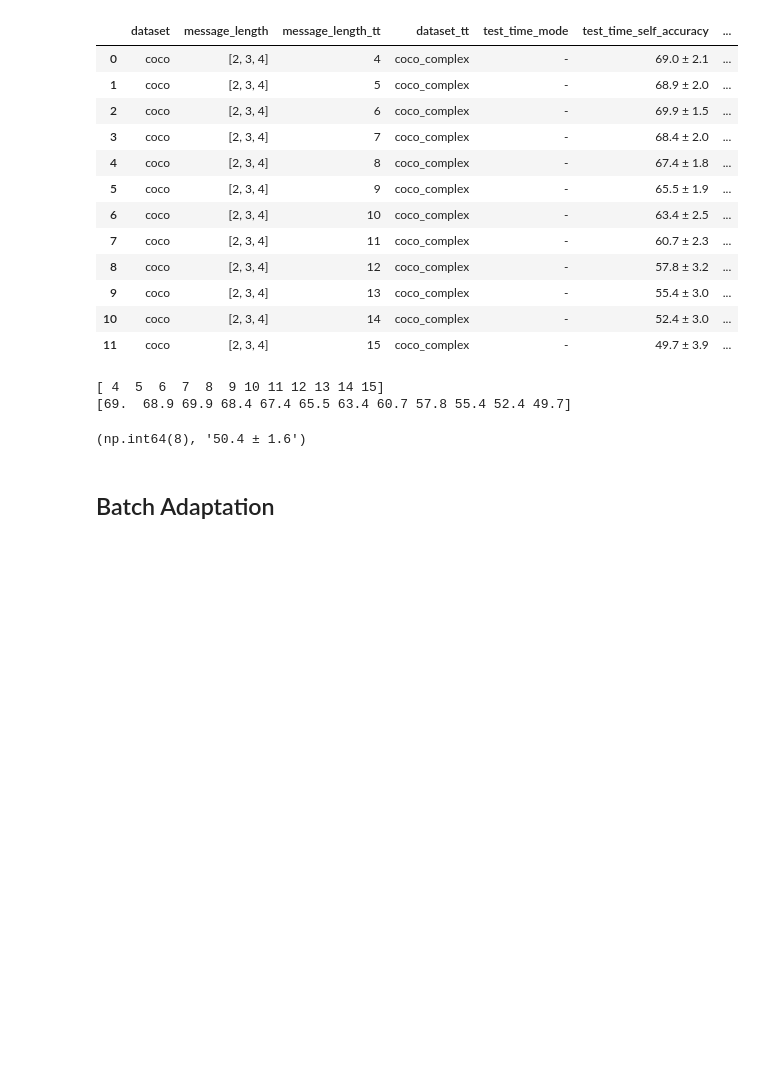
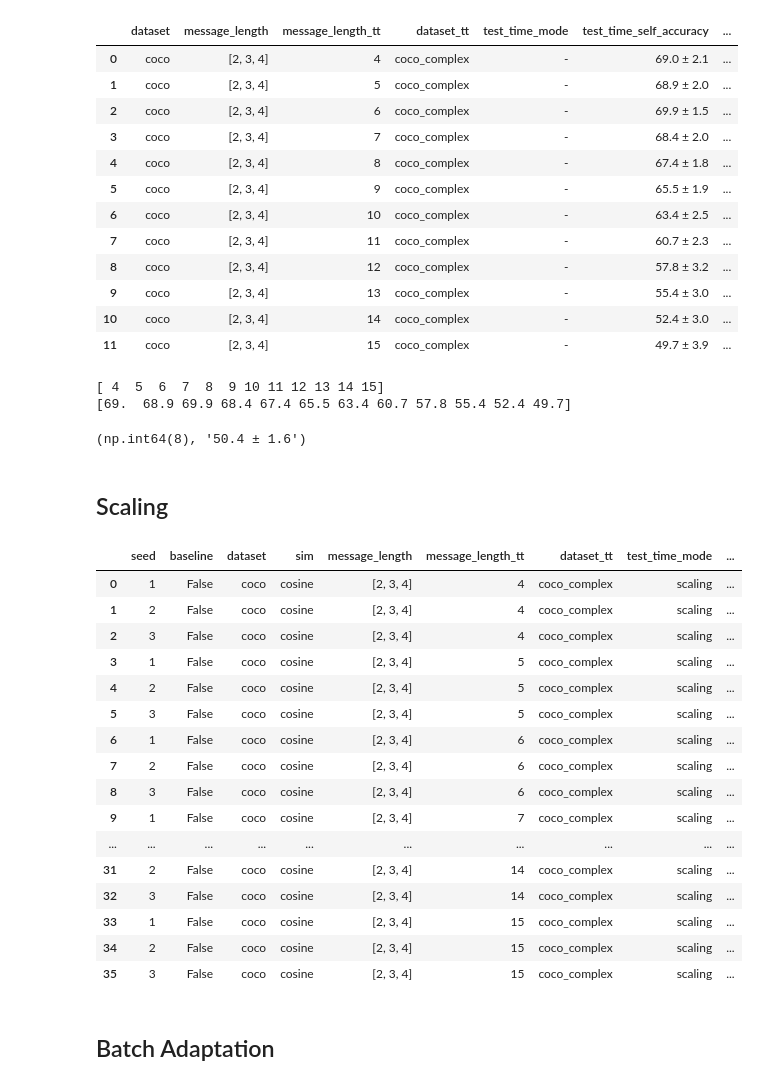
Before and after one commit to MehdiJmlkh/Test-Time-Emergent-Language, a Jupyter notebook: VQTT/results.ipynb, the cells around one changed output. Saved outputs shown, nothing was run; the diff lists cells and outputs as text; code cells hidden in the pictures; blank space fills up the shorter version.

Commit message:
Complete scaling experiments for coco

```diff
--- a/VQTT/results.ipynb
+++ b/VQTT/results.ipynb
@@ -1523,3 +1524,34 @@ find_best_length_elbow(VQ_NoTT)
 [ 4  5  6  7  8  9 10 11 12 13 14 15]
 [69.  68.9 69.9 68.4 67.4 65.5 63.4 60.7 57.8 55.4 52.4 49.7]
 (np.int64(8), '50.4 ± 1.6')
+# %% [markdown]
+## Scaling
+# %%
+res = filter_df({
+    "dataset": "coco",
+    "baseline": False,
+    "message_length": "[2, 3, 4]",
+    "test_time_mode": "scaling"
+}, sort_by=["message_length_tt", "seed", "sampling_temperature_tt"])
+# res[scaling_cols]
+# %%
+final = extract_maxes(res)
+final[scaling_cols]
+# %% [output]
+|  | seed | baseline | dataset | sim | message_length | message_length_tt | dataset_tt | test_time_mode | ... |
+| 0 | 1 | False | coco | cosine | [2, 3, 4] | 4 | coco_complex | scaling | ... |
+| 1 | 2 | False | coco | cosine | [2, 3, 4] | 4 | coco_complex | scaling | ... |
+| 2 | 3 | False | coco | cosine | [2, 3, 4] | 4 | coco_complex | scaling | ... |
+| 3 | 1 | False | coco | cosine | [2, 3, 4] | 5 | coco_complex | scaling | ... |
+| 4 | 2 | False | coco | cosine | [2, 3, 4] | 5 | coco_complex | scaling | ... |
+| 5 | 3 | False | coco | cosine | [2, 3, 4] | 5 | coco_complex | scaling | ... |
+| 6 | 1 | False | coco | cosine | [2, 3, 4] | 6 | coco_complex | scaling | ... |
+| 7 | 2 | False | coco | cosine | [2, 3, 4] | 6 | coco_complex | scaling | ... |
+| 8 | 3 | False | coco | cosine | [2, 3, 4] | 6 | coco_complex | scaling | ... |
+| 9 | 1 | False | coco | cosine | [2, 3, 4] | 7 | coco_complex | scaling | ... |
+| ... | ... | ... | ... | ... | ... | ... | ... | ... | ... |
+| 31 | 2 | False | coco | cosine | [2, 3, 4] | 14 | coco_complex | scaling | ... |
+| 32 | 3 | False | coco | cosine | [2, 3, 4] | 14 | coco_complex | scaling | ... |
+| 33 | 1 | False | coco | cosine | [2, 3, 4] | 15 | coco_complex | scaling | ... |
+| 34 | 2 | False | coco | cosine | [2, 3, 4] | 15 | coco_complex | scaling | ... |
+| 35 | 3 | False | coco | cosine | [2, 3, 4] | 15 | coco_complex | scaling | ... |
```
Also changed, not shown: parts of 20 cells of this notebook, 3 other files.
